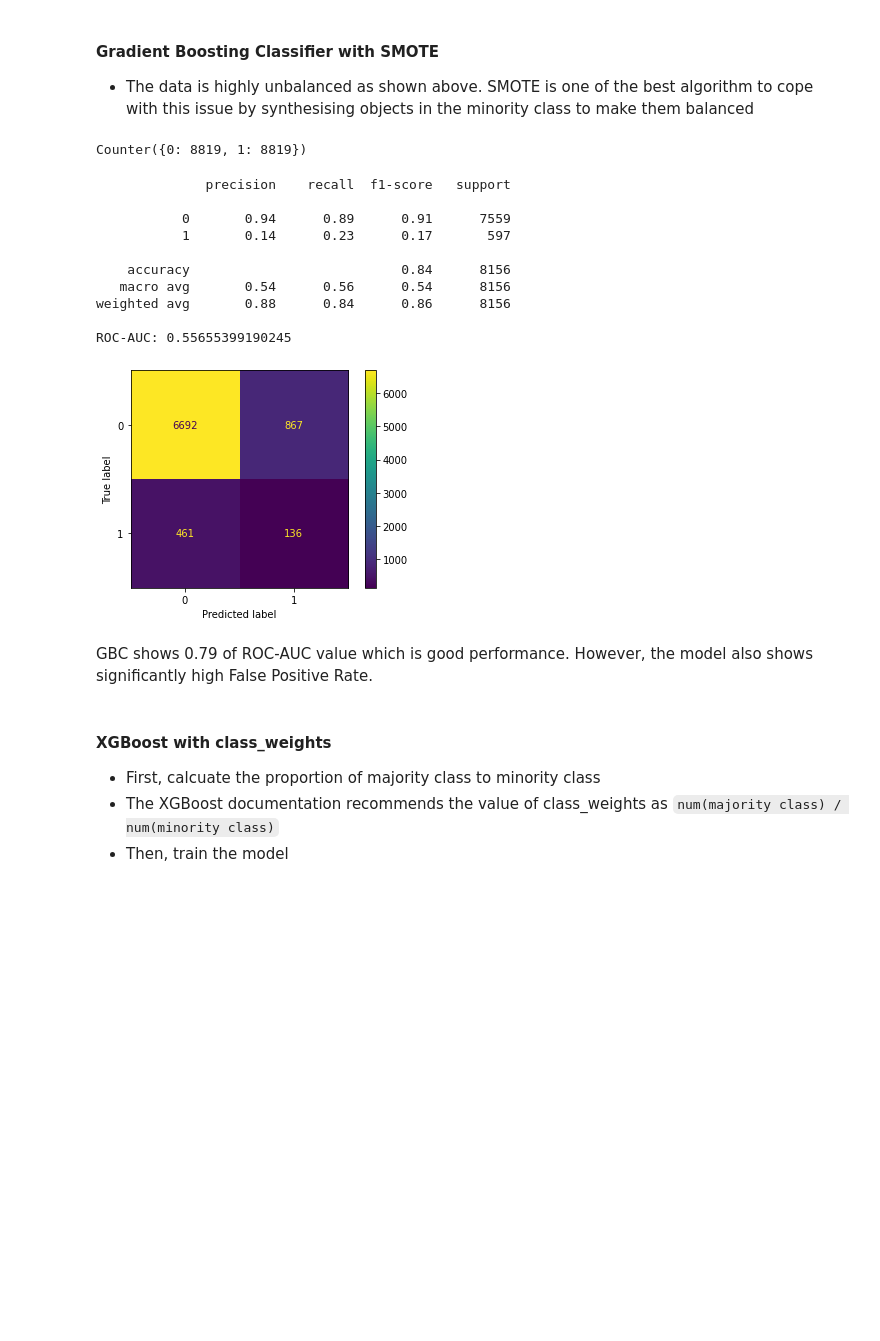
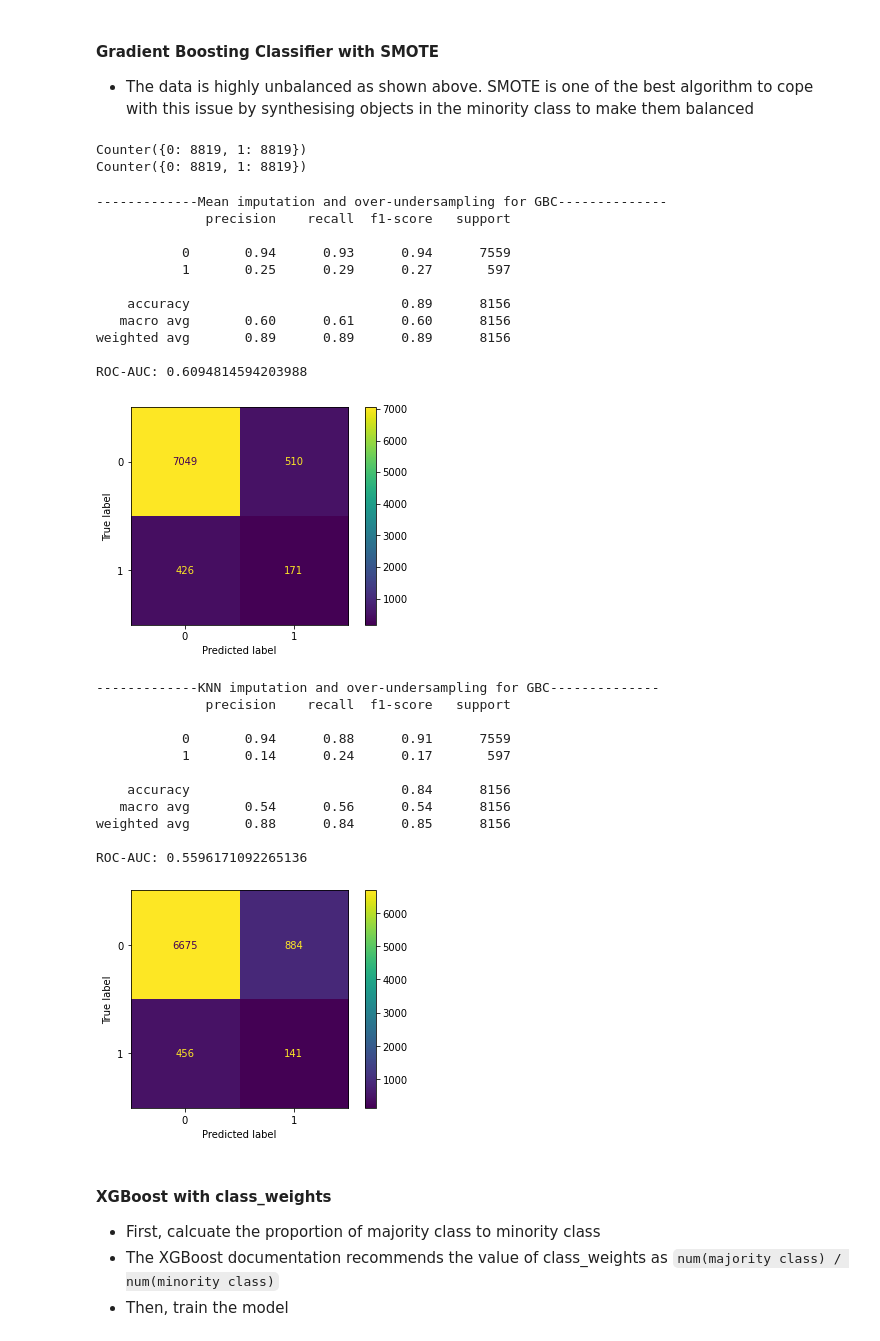
Before and after one commit to eddie8615/ml_bioinfo_hi, a Jupyter notebook: assignment/k21134342_ML_assignment_no_demo.ipynb, the cells around one changed output. Drawn from its saved outputs; the diff is of its cells as text; code cells hidden in the pictures; blank space fills up the shorter version.

```diff
--- a/assignment/k21134342_ML_assignment_no_demo.ipynb
+++ b/assignment/k21134342_ML_assignment_no_demo.ipynb
@@ -114,6 +115,9 @@ df2.head()
 df = pd.DataFrame()
 for col in cols:
     if col in measure_cols:
+#       For the data that has only single data during 24-48 hours, aggregated values should be the value itself
+#       To achieve the outcome, just make the first value as 0 so that last - first = last
+        df2.loc[df2[col]['last'] == df2[col]['first'], col][['first']] = 0
         df[col] = df2[col]['last'] - df2[col]['first']
     elif col in outcome:
         df[col] = df2[col]['max']
@@ -335,12 +353,18 @@ from sklearn.model_selection import train_test_split
 from sklearn.metrics import confusion_matrix, ConfusionMatrixDisplay, classification_report
 import xgboost
 # %%
-imputer = KNNImputer()
+# Preparing imputed data
+knn_imputer = KNNImputer()
+mean_imputer = SimpleImputer(strategy='mean')
+
 X = df.iloc[:,:-1]
 y = df['SepsisLabel']
 scaler = StandardScaler()
 x_scaled = pd.DataFrame(scaler.fit_transform(X), columns=X.columns)
-X_imputed = pd.DataFrame(imputer.fit_transform(x_scaled), columns=X.columns)
 
-X_train, X_test, y_train, y_test = train_test_split(X_imputed, y, test_size=0.3, random_state=1, stratify=y)
+X_mean_imputed = pd.DataFrame(mean_imputer.fit_transform(x_scaled), columns=X.columns)
+X_knn_imputed = pd.DataFrame(knn_imputer.fit_transform(x_scaled), columns=X.columns)
+
+X_train_mean, X_test_mean, y_train_mean, y_test_mean = train_test_split(X_mean_imputed, y, test_size=0.3, random_state=1, stratify=y)
+X_train_knn, X_test_knn, y_train_knn, y_test_knn = train_test_split(X_knn_imputed, y, test_size=0.3, random_state=1, stratify=y)
 # %%
@@ -409,32 +428,53 @@ under = RandomUnderSampler(sampling_strategy='majority')
 steps = [('o', over), ('u', under)]
 pipeline = Pipeline(steps=steps)
 
-X_overunder, y_overunder = pipeline.fit_resample(X_train, y_train)
+X_overunder_mean, y_overunder_mean = pipeline.fit_resample(X_train_mean, y_train_mean)
+X_overunder_knn, y_overunder_knn = pipeline.fit_resample(X_train_knn, y_train_knn)
 
-print(Counter(y_overunder))
+print(Counter(y_overunder_mean))
+print(Counter(y_overunder_knn))
 # %% [output]
 Counter({0: 8819, 1: 8819})
+Counter({0: 8819, 1: 8819})
 # %%
-gbc = GradientBoostingClassifier(random_state=1)
+gbc_mean = GradientBoostingClassifier(random_state=1)
+gbc_knn = GradientBoostingClassifier(random_state=1)
 
-gbc.fit(X_overunder, y_overunder)
-y_pred = gbc.predict(X_test)
+gbc_mean.fit(X_overunder_mean, y_overunder_mean)
+gbc_knn.fit(X_overunder_knn, y_overunder_knn)
+y_pred_mean = gbc_mean.predict(X_test_mean)
+y_pred_knn = gbc_knn.predict(X_test_knn)
 
-calc_performance(y_test, y_pred)
+
+print('-------------Mean imputation and over-undersampling for GBC--------------')
+calc_performance(y_test_mean, y_pred_mean)
+print('-------------KNN imputation and over-undersampling for GBC--------------')
+calc_performance(y_test_knn, y_pred_knn)
 # %% [output]
+-------------Mean imputation and over-undersampling for GBC--------------
               precision    recall  f1-score   support
 
-           0       0.94      0.89      0.91      7559
-           1       0.14      0.23      0.17       597
+           0       0.94      0.93      0.94      7559
+           1       0.25      0.29      0.27       597
 
-    accuracy                           0.84      8156
-   macro avg       0.54      0.56      0.54      8156
-weighted avg       0.88      0.84      0.86      8156
+    accuracy                           0.89      8156
+   macro avg       0.60      0.61      0.60      8156
+weighted avg       0.89      0.89      0.89      8156
 
-ROC-AUC: 0.55655399190245
+ROC-AUC: 0.6094814594203988
-[figure, old version]
+[figure, new version]
+-------------KNN imputation and over-undersampling for GBC--------------
+              precision    recall  f1-score   support
+
+           0       0.94      0.88      0.91      7559
+           1       0.14      0.24      0.17       597
+
+    accuracy                           0.84      8156
+   macro avg       0.54      0.56      0.54      8156
+weighted avg       0.88      0.84      0.85      8156
+
+ROC-AUC: 0.5596171092265136
+[figure, added]
-# %% [markdown]
-GBC shows 0.79 of ROC-AUC value which is good performance. However, the model also shows significantly high False Positive Rate.
 # %% [markdown]
 #### XGBoost with class_weights
 - First, calcuate the proportion of majority class to minority class
```
Also changed, not shown: parts of 18 cells of this notebook, 3 other files.
